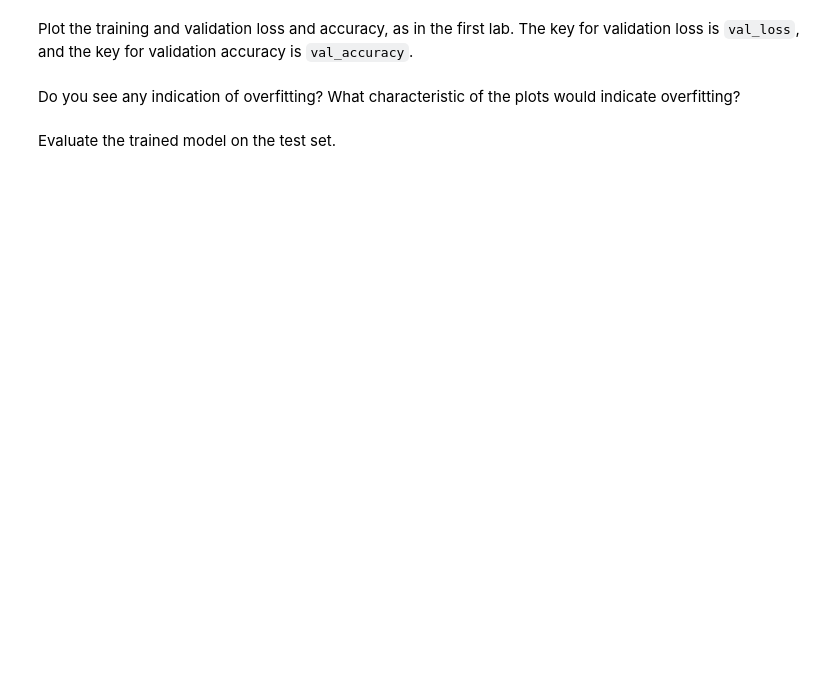
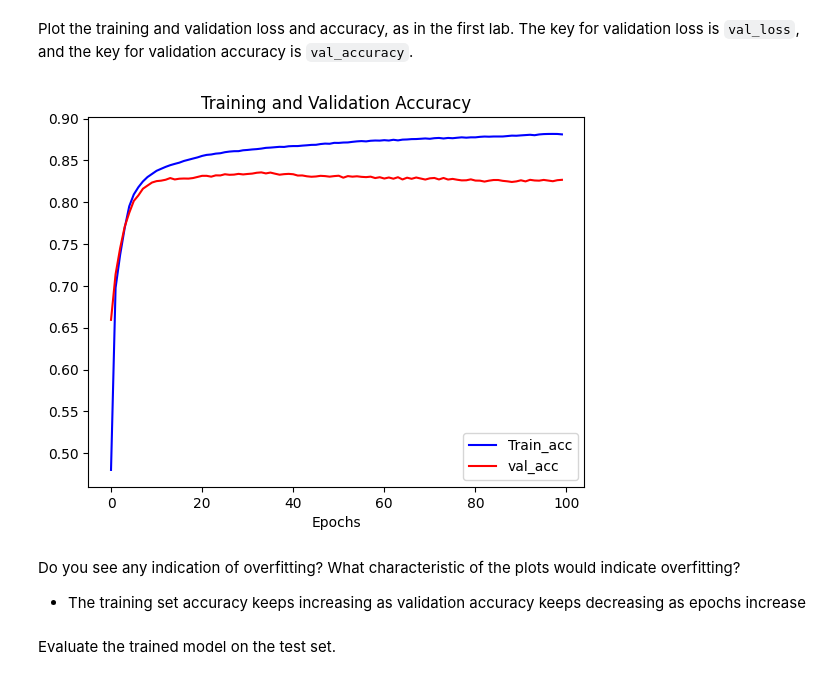
Before and after one commit to casager/NNDesignDeepLearning, a Jupyter notebook: 06.TensorFlowIntroChapter/Code/Labs/TensorFlowIntroLab2.ipynb, the cells around one changed output. Saved outputs shown, nothing was run; the diff lists cells and outputs as text; code cells hidden in the pictures; blank space fills up the shorter version.

```diff
--- a/06.TensorFlowIntroChapter/Code/Labs/TensorFlowIntroLab2.ipynb
+++ b/06.TensorFlowIntroChapter/Code/Labs/TensorFlowIntroLab2.ipynb
@@ -66,9 +95,13 @@ dstest = #TODO
+# %%
+dstrain = dstrain.map(lambda x, y: (norm(x), y))
+dsval = dsval.map(lambda x, y: (norm(x), y))
+dstest = dstest.map(lambda x, y: (norm(x), y))
 # %% [markdown]
 Group the data in the training, validation and testing Datasets into minibatches of size 100, using the `batch()` method.
-# %%
-dstrain  = #TODO
-dsval = #TODO
-dstest = #TODO
+# %%
+dstrain  = dstrain.batch(100)
+dsval = dsval.batch(100)
+dstest = dstest.batch(100)
 # %% [markdown]
 # Create and Train the Network
 
@@ -89,0 +119,13 @@ history = model.fit(#TODO)
+# %%
+model = make_model([10, 10, 10, 10, 10])
+model.compile(
+    optimizer = 'adam',
+    loss = SparseCategoricalCrossentropy(),
+    metrics = ['accuracy']
+)
+history = model.fit(
+    dstrain,
+    epochs=100,
+    verbose=2,
+    validation_data=dsval
+)
@@ -92,14 +153,19 @@ Plot the training and validation loss and accuracy, as in the first lab. The key
 # %%
 history_dict = history.history
 train_acc = history_dict['accuracy']
 val_acc = history_dict['val_accuracy']
 epochs = history.epoch
-plt.plot(epochs, train_acc, 'b', epochs, val_acc, 'r')
+plt.plot(epochs, train_acc, 'b', label='Train_acc')
+plt.plot(epochs, val_acc, 'r', label='val_acc')
+plt.legend()
 plt.title('Training and Validation Accuracy')
 plt.xlabel('Epochs')
 plt.show()
+# %% [output]
+[figure, added]
 # %% [markdown]
 Do you see any indication of overfitting? What characteristic of the plots would indicate overfitting?
+- The training set accuracy keeps increasing as validation accuracy keeps decreasing as epochs increase
 # %% [markdown]
 Evaluate the trained model on the test set.
 # %%
```
Also changed, not shown: parts of 25 cells of this notebook.
